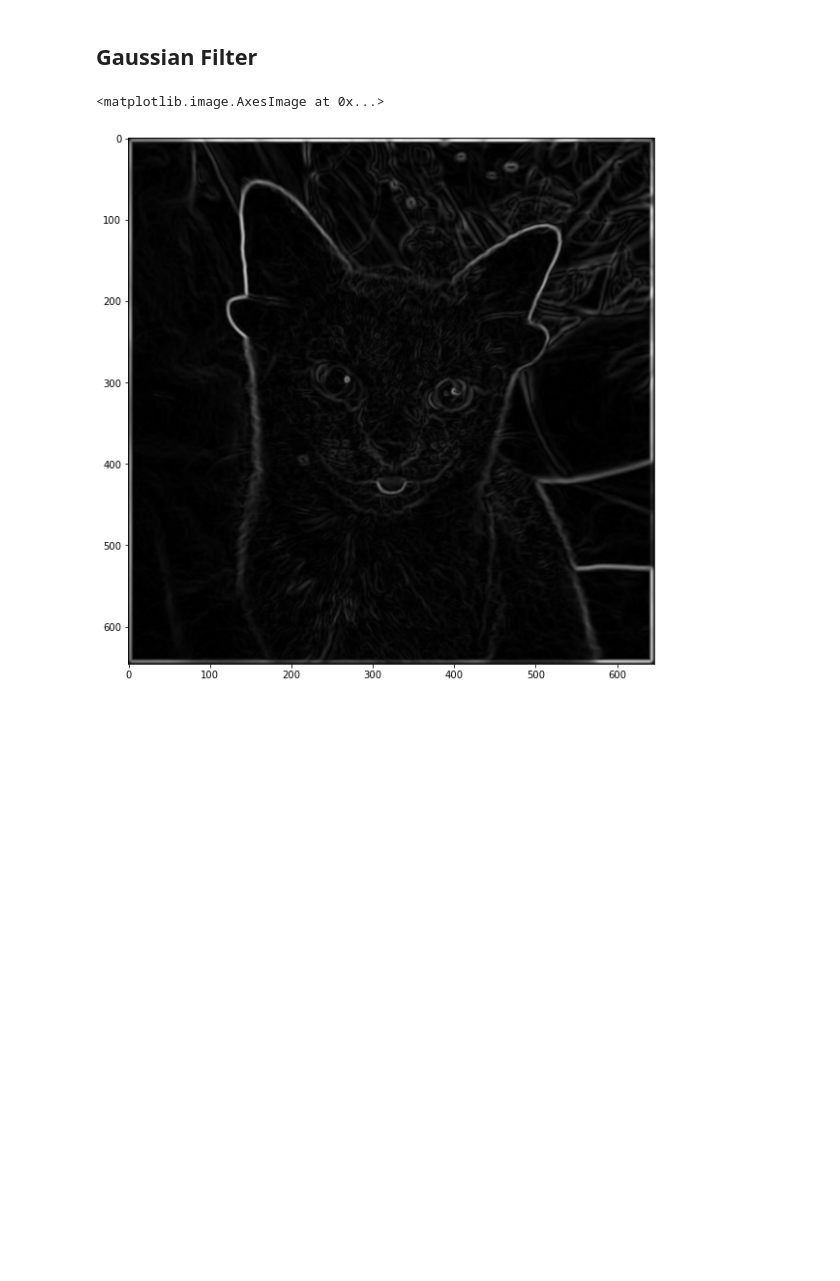
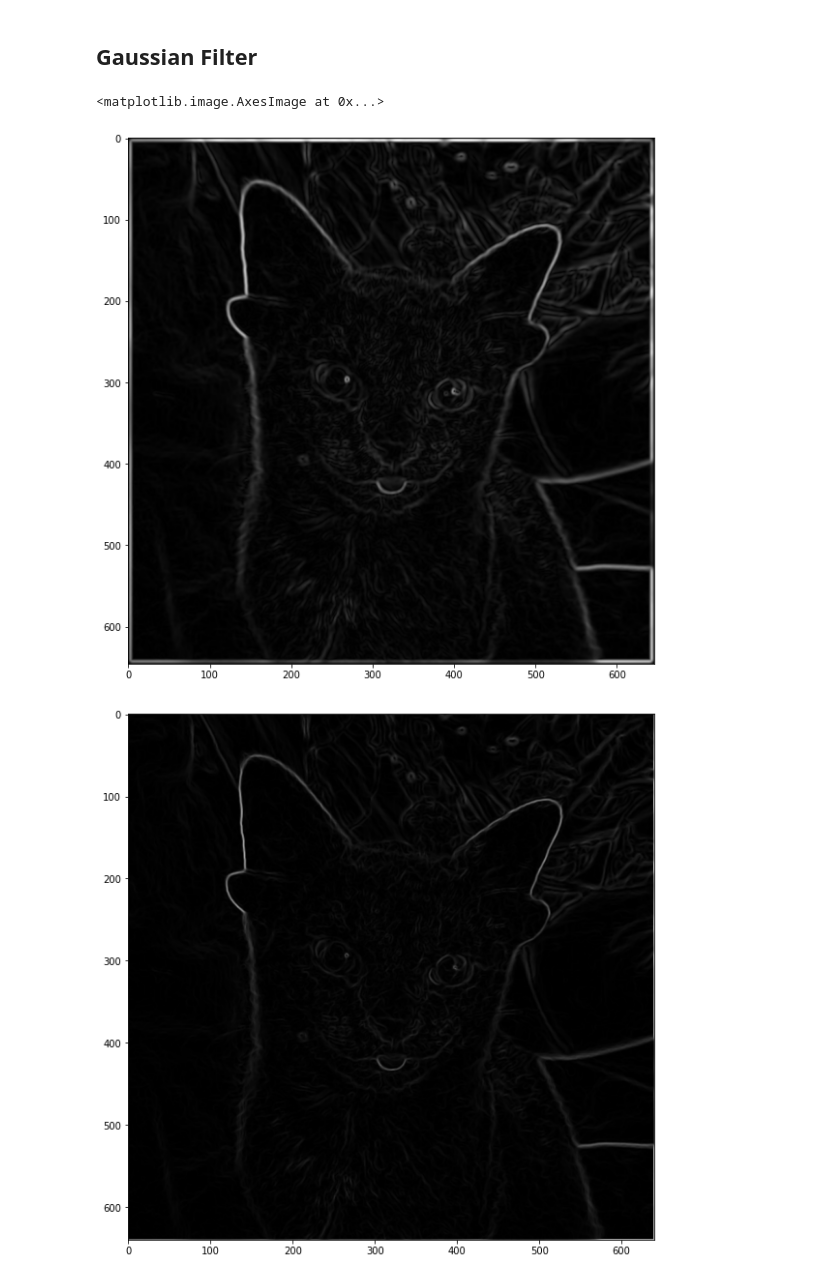
Before and after one commit to fricai/canny-edge, a Jupyter notebook: canny_edge.ipynb, the cells around one changed output. Saved outputs shown, nothing was run; the diff lists cells and outputs as text; code cells hidden in the pictures; blank space fills up the shorter version.

```diff
--- a/canny_edge.ipynb
+++ b/canny_edge.ipynb
@@ -53,24 +81,30 @@ plt.imshow(gaussian_smooth(image_gr, 7, 1.5))
 # %%
 sobel_x = np.array([[ -1 , 0 , 1 ] ,
                     [ -2 , 0 , 2 ] ,
                     [ -1 , 0 , 1 ]])
 sobel_y = sobel_x.T
 
 def gradient_sobel(img):
     I_x = signal.convolve2d(img, sobel_x,'same')
     I_y = signal.convolve2d(img, sobel_y,'same')
     magnitude = np.sqrt(I_x ** 2 + I_y ** 2)
     phase = np.arctan2(I_x, I_y)
     phase = (45 * np.round(phase / (np.pi / 4)) + 180) % 180
     return magnitude, phase
 
-plt.figure("Sobel Gradient", figsize = figureSize)
+plt.figure("Sobel Gradient Gaussian", figsize = figureSize)
 a, b = gradient_sobel(image_gr)
 a, b = gradient_sobel(gaussian_smooth(image_gr, 7, 1.5))
 plt.imshow(a)
 
-#plt.figure("Sobel Phase", figsize = figureSize)
-#plt.imshow(b)
+plt.figure("Sobel Gradient Median", figsize = figureSize)
+a, b = gradient_sobel(image_gr)
+a, b = gradient_sobel(median_filter(image_gr, 5))
+plt.imshow(a)
+
+plt.figure("Sobel Phase", figsize = figureSize)
+plt.imshow(b)
 # %% [output]
 <matplotlib.image.AxesImage at 0x...>
 [figure]
+[figure, added]
```
Also changed, not shown: parts of 3 cells of this notebook.
